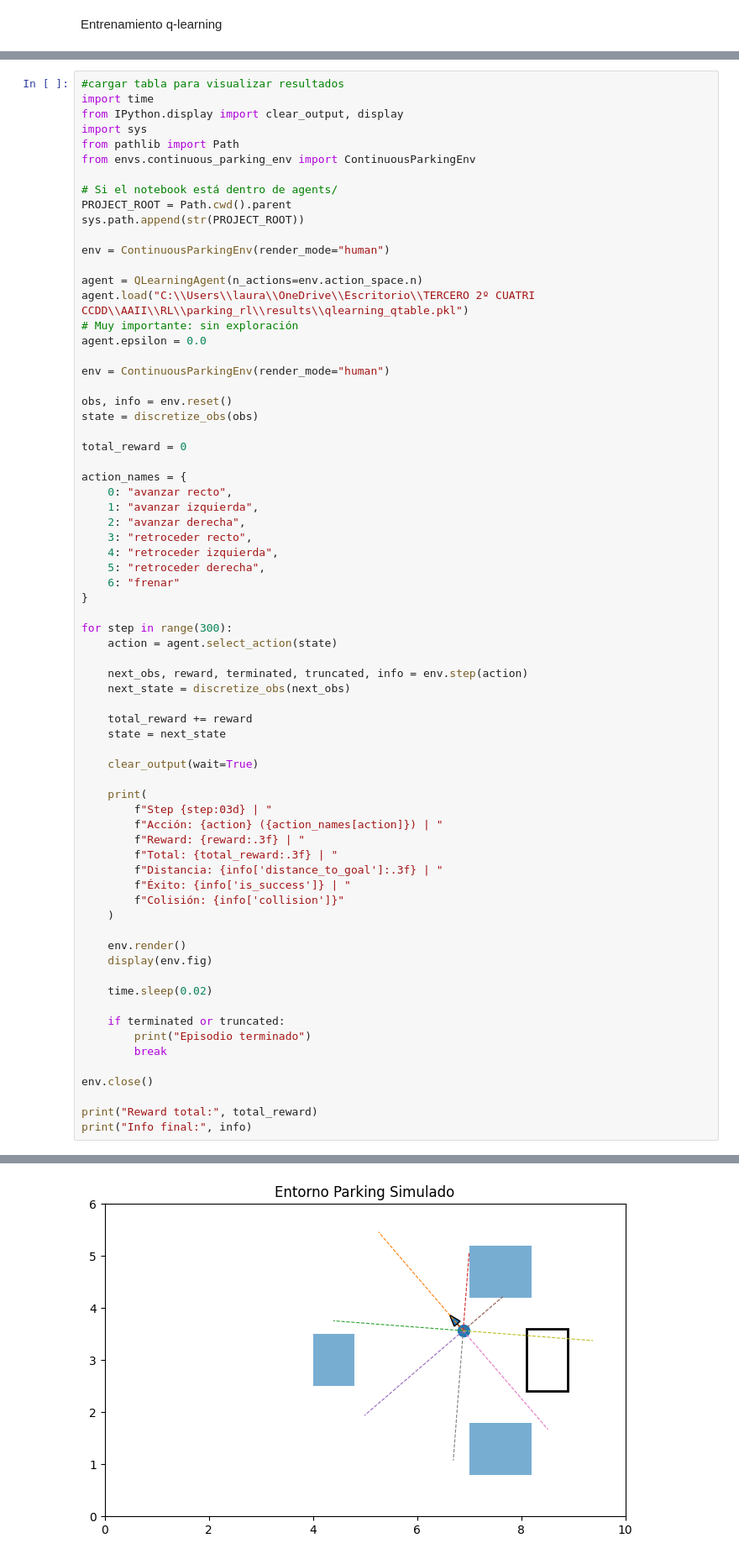
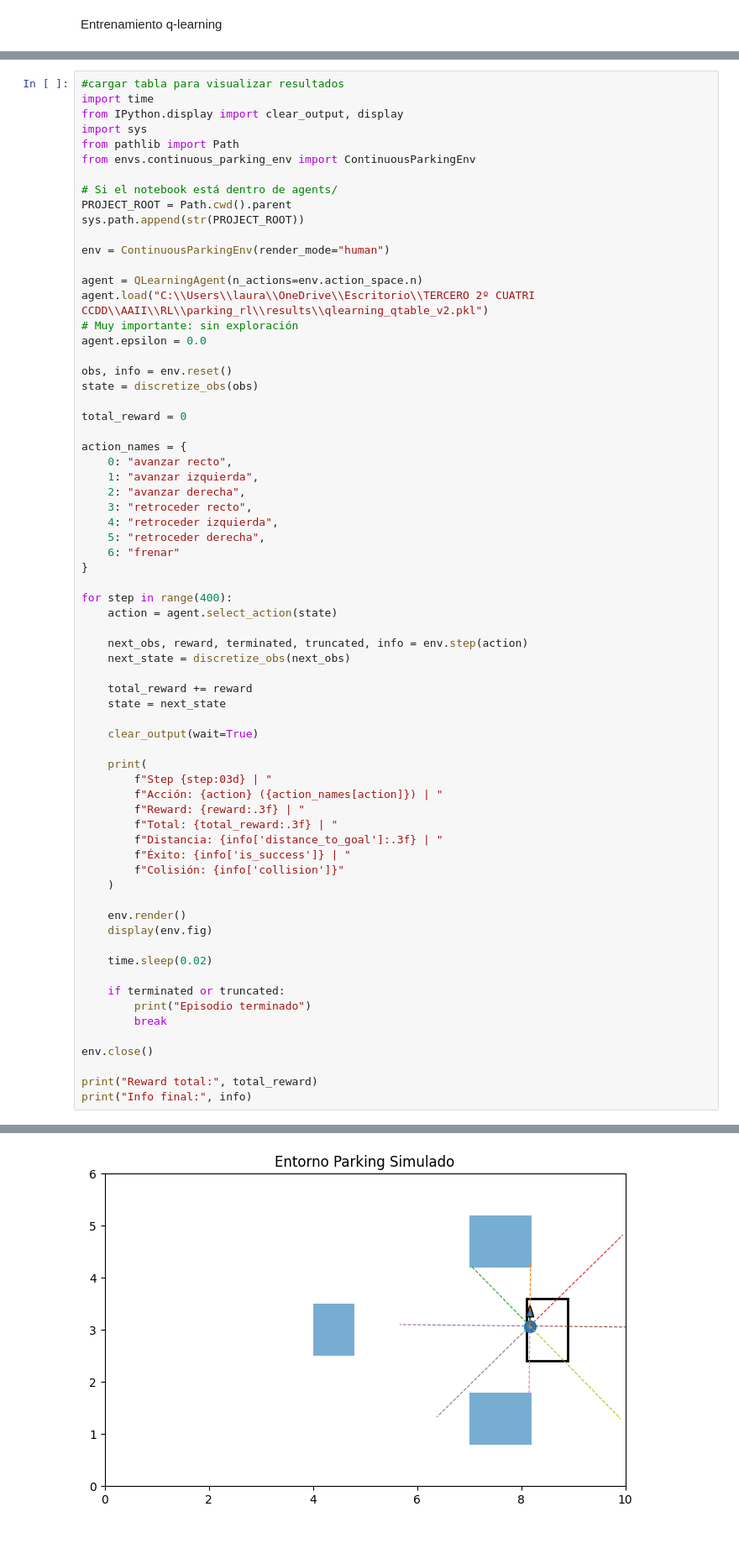
Before and after one commit to laurasomolinos/parking-simulado-rl, a Jupyter notebook: agents/alg_discretos.ipynb, the cells around one changed output, grey strips where cells are left out. Shown at 84% size. Saved outputs shown, nothing was run; the diff lists cells and outputs as text.

Commit message:
nuevos resultados y comentarios

```diff
--- a/agents/alg_discretos.ipynb
+++ b/agents/alg_discretos.ipynb
@@ -280,11 +355,9 @@ sys.path.append(str(PROJECT_ROOT))
 env = ContinuousParkingEnv(render_mode="human")
 
 agent = QLearningAgent(n_actions=env.action_space.n)
-agent.load("C:\\Users\\laura\\OneDrive\\Escritorio\\TERCERO 2º CUATRI CCDD\\AAII\\RL\\parking_rl\\results\\qlearning_qtable.pkl")
+agent.load("C:\\Users\\laura\\OneDrive\\Escritorio\\TERCERO 2º CUATRI CCDD\\AAII\\RL\\parking_rl\\results\\qlearning_qtable_v2.pkl")
 # Muy importante: sin exploración
 agent.epsilon = 0.0
-
-env = ContinuousParkingEnv(render_mode="human")
 
 obs, info = env.reset()
 state = discretize_obs(obs)
@@ -301,7 +374,7 @@ action_names = {
     6: "frenar"
 }
 
-for step in range(300):
+for step in range(400):
     action = agent.select_action(state)
 
     next_obs, reward, terminated, truncated, info = env.step(action)
@@ -340,2 +413,2 @@ Step 299 | Acción: 0 (avanzar recto) | Reward: -0.136 | Total: -2.989 | Distanc
-[figure, old version]
+[figure, new version]
 Episodio terminado
```
Also changed, not shown: parts of 14 cells of this notebook, 10 other files.
